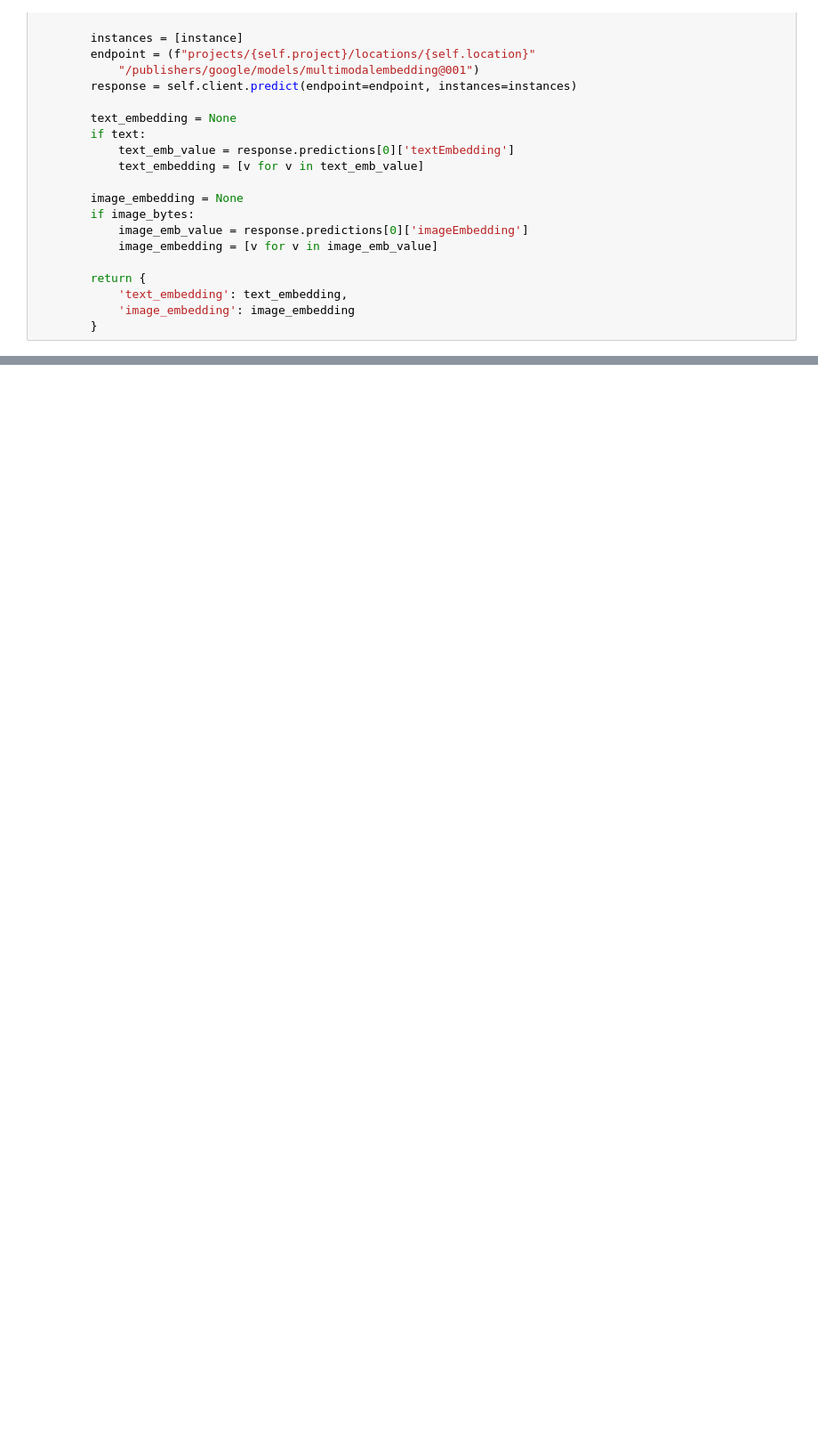
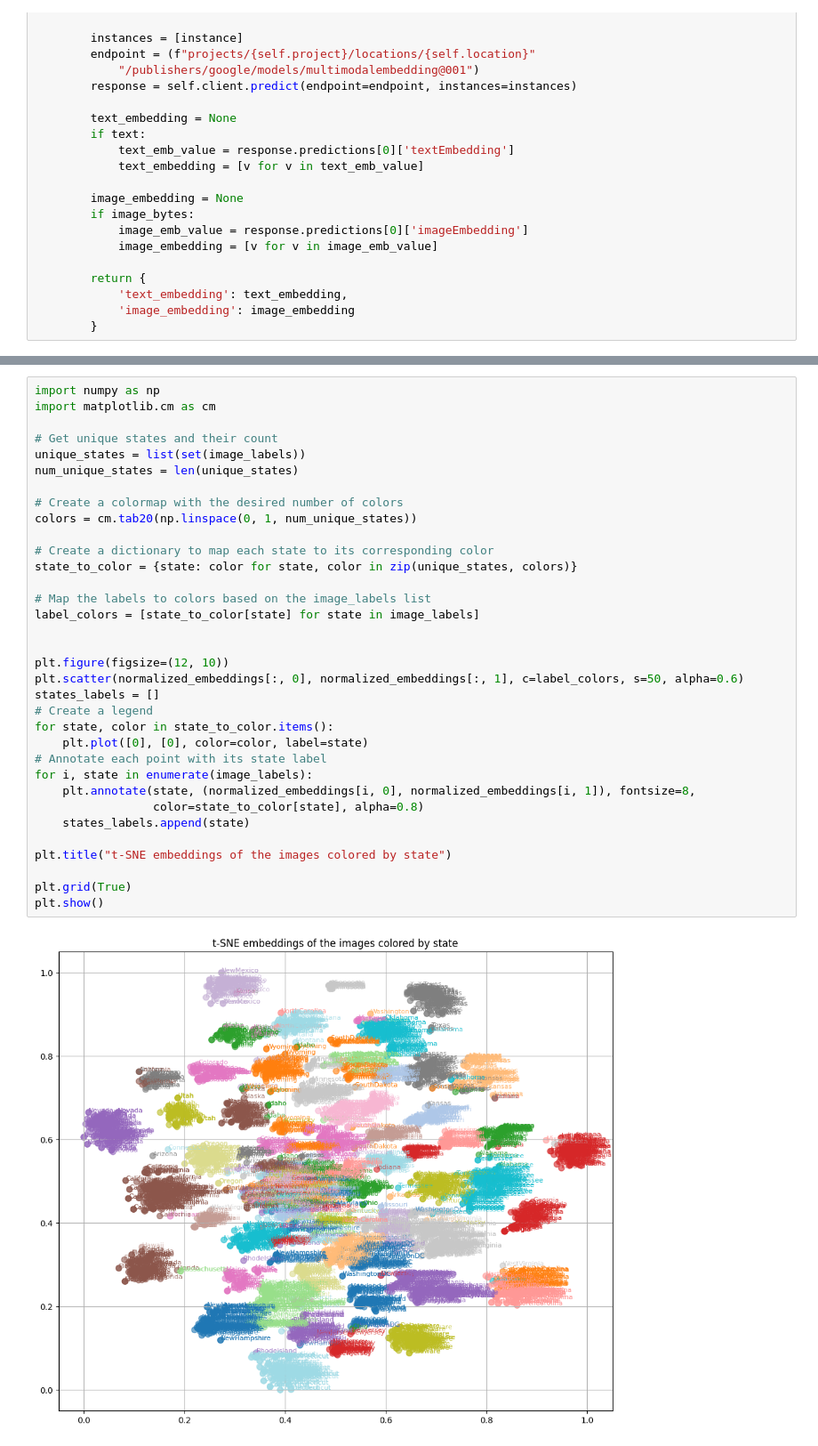
Before and after one commit to mmender2/Ai-DataScience, a Jupyter notebook: MMEmbed.ipynb, the cells around one changed output, grey strips where cells are left out. Shown at 89% size. Drawn from its saved outputs; the diff is of its cells as text; blank space fills up the shorter version.

```diff
--- a/MMEmbed.ipynb
+++ b/MMEmbed.ipynb
@@ -689,0 +584,36 @@ new_reduced_embeddings = tsne.fit_transform(new_concatenated_embeddings_array)
+# %%
+import numpy as np
+import matplotlib.cm as cm
+
+# Get unique states and their count
+unique_states = list(set(image_labels))
+num_unique_states = len(unique_states)
+
+# Create a colormap with the desired number of colors
+colors = cm.tab20(np.linspace(0, 1, num_unique_states))
+
+# Create a dictionary to map each state to its corresponding color
+state_to_color = {state: color for state, color in zip(unique_states, colors)}
+
+# Map the labels to colors based on the image_labels list
+label_colors = [state_to_color[state] for state in image_labels]
+
+
+plt.figure(figsize=(12, 10))
+plt.scatter(normalized_embeddings[:, 0], normalized_embeddings[:, 1], c=label_colors, s=50, alpha=0.6)
+states_labels = []
+# Create a legend
+for state, color in state_to_color.items():
+    plt.plot([0], [0], color=color, label=state)
+# Annotate each point with its state label
+for i, state in enumerate(image_labels):
+    plt.annotate(state, (normalized_embeddings[i, 0], normalized_embeddings[i, 1]), fontsize=8,
+                 color=state_to_color[state], alpha=0.8)
+    states_labels.append(state)
+
+plt.title("t-SNE embeddings of the images colored by state")
+
+plt.grid(True)
+plt.show()
+# %% [output]
+[figure, added]
```
Also changed, not shown: parts of 54 cells of this notebook.
